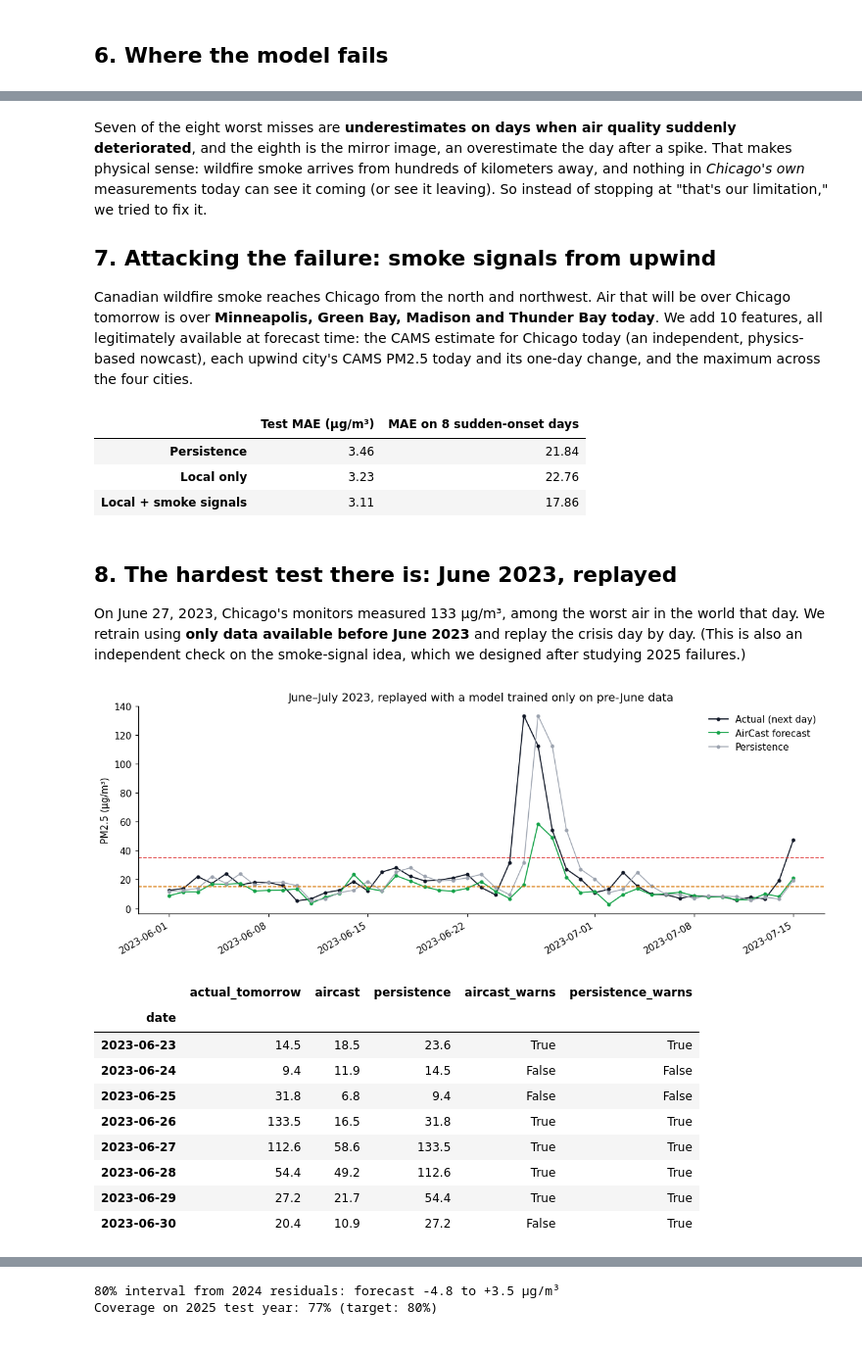
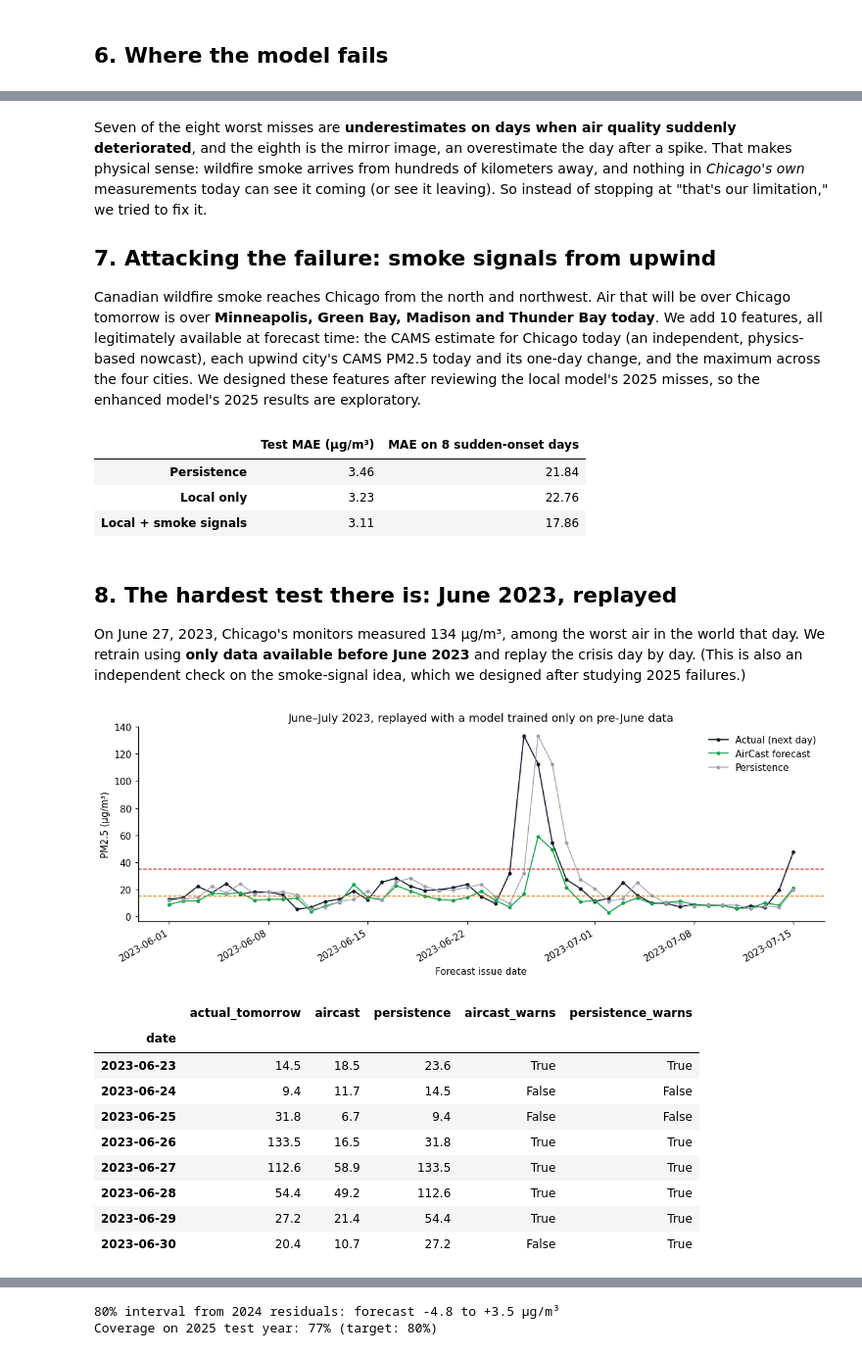
Before and after one commit to ParthPatel125/aircast, a Jupyter notebook: AirCast.ipynb, the cells around one changed output, grey strips where cells are left out. Shown at 98% size. Drawn from its saved outputs; the diff is of its cells as text; code cells hidden in the pictures.

Commit message:
Fix AirCast evaluation cutoffs and live forecast dates

```diff
--- a/AirCast.ipynb
+++ b/AirCast.ipynb
@@ -168,6 +168,13 @@ wildfire-smoke episode.
 # %%
 SPLIT = "2025-01-01"
-train, test = data[data.index < SPLIT], data[data.index >= SPLIT]
+
+
+def before_cutoff(frame, cutoff, horizon=1):
+    """Keep only rows whose target dates precede the cutoff."""
+    return frame[frame.index + pd.Timedelta(days=horizon) < pd.Timestamp(cutoff)]
+
+
+train, test = before_cutoff(data, SPLIT), data[data.index >= SPLIT]
 X_train, y_train = train.drop(columns="pm25_tomorrow"), train["pm25_tomorrow"]
 X_test, y_test = test.drop(columns="pm25_tomorrow"), test["pm25_tomorrow"]
 print(f"Train: {len(train)} days ({train.index.min().date()} to {train.index.max().date()})")
@@ -290,6 +298,8 @@ Thunder Bay today**. We add 10 features, all legitimately available at forecast
 time: the CAMS estimate for Chicago today (an independent, physics-based
 nowcast), each upwind city's CAMS PM2.5 today and its one-day change, and the
 maximum across the four cities.
+We designed these features after reviewing the local model's 2025 misses,
+so the enhanced model's 2025 results are exploratory.
 # %%
 UPWIND_CITIES = ["minneapolis", "green_bay", "madison", "thunder_bay"]
 
@@ -327,46 +337,47 @@ smoke_results
 # %% [markdown]
 ## 8. The hardest test there is: June 2023, replayed
 
-On June 27, 2023, Chicago's monitors measured 133 µg/m³, among the worst air in
+On June 27, 2023, Chicago's monitors measured 134 µg/m³, among the worst air in
 the world that day. We retrain using **only data available before June 2023**
 and replay the crisis day by day. (This is also an independent check on the
 smoke-signal idea, which we designed after studying 2025 failures.)
 # %%
-cs_tr = data_sm[data_sm.index < "2023-06-01"]
+cs_tr = before_cutoff(data_sm, "2023-06-01")
 cs_te = data_sm[("2023-06-01" <= data_sm.index) & (data_sm.index <= "2023-07-15")]
 cs_model = make_pipeline(StandardScaler(), Ridge(alpha=1.0)).fit(
     cs_tr.drop(columns="pm25_tomorrow"), cs_tr["pm25_tomorrow"])
 cs_pred = pd.Series(cs_model.predict(cs_te.drop(columns="pm25_tomorrow")), index=cs_te.index)
 cs_actual, cs_persist = cs_te["pm25_tomorrow"], cs_te["epa_today"]
 
 fig, ax = plt.subplots(figsize=(11, 4.2))
 ax.plot(cs_actual.index, cs_actual, "o-", ms=3, lw=1.2, color="#111827", label="Actual (next day)")
 ax.plot(cs_pred.index, cs_pred, "o-", ms=3, lw=1.2, color="#16a34a", label="AirCast forecast")
 ax.plot(cs_persist.index, cs_persist, "o-", ms=3, lw=1, color="#9ca3af", label="Persistence")
 ax.axhline(WHO_DAILY, color="#d97706", ls="--", lw=1)
 ax.axhline(EPA_DAILY, color="#dc2626", ls="--", lw=1)
+ax.set_xlabel("Forecast issue date")
 ax.set_ylabel("PM2.5 (µg/m³)")
 ax.set_title("June–July 2023, replayed with a model trained only on pre-June data")
 ax.legend(frameon=False)
 fig.autofmt_xdate()
 fig.tight_layout(); fig.savefig("figures/04_case_study.png", bbox_inches="tight")
 plt.show()
 
 event = pd.DataFrame({"actual_tomorrow": cs_actual.round(1), "aircast": cs_pred.round(1),
                       "persistence": cs_persist.round(1)}).loc["2023-06-23":"2023-06-30"]
-event["aircast_warns"] = event["aircast"] > WHO_DAILY
-event["persistence_warns"] = event["persistence"] > WHO_DAILY
+event["aircast_warns"] = cs_pred > WHO_DAILY
+event["persistence_warns"] = cs_persist > WHO_DAILY
 event
 # %% [output]
-[figure, old version]
+[figure, new version]
 |  | actual_tomorrow | aircast | persistence | aircast_warns | persistence_warns |
 | date |  |  |  |  |  |
 | 2023-06-23 | 14.5 | 18.5 | 23.6 | True | True |
-| 2023-06-24 | 9.4 | 11.9 | 14.5 | False | False |
-| 2023-06-25 | 31.8 | 6.8 | 9.4 | False | False |
+| 2023-06-24 | 9.4 | 11.7 | 14.5 | False | False |
+| 2023-06-25 | 31.8 | 6.7 | 9.4 | False | False |
 | 2023-06-26 | 133.5 | 16.5 | 31.8 | True | True |
-| 2023-06-27 | 112.6 | 58.6 | 133.5 | True | True |
+| 2023-06-27 | 112.6 | 58.9 | 133.5 | True | True |
 | 2023-06-28 | 54.4 | 49.2 | 112.6 | True | True |
-| 2023-06-29 | 27.2 | 21.7 | 54.4 | True | True |
-| 2023-06-30 | 20.4 | 10.9 | 27.2 | False | True |
+| 2023-06-29 | 27.2 | 21.4 | 54.4 | True | True |
+| 2023-06-30 | 20.4 | 10.7 | 27.2 | False | True |
 # %% [markdown]
```
Also changed, not shown: parts of 20 cells of this notebook, 7 other files.
